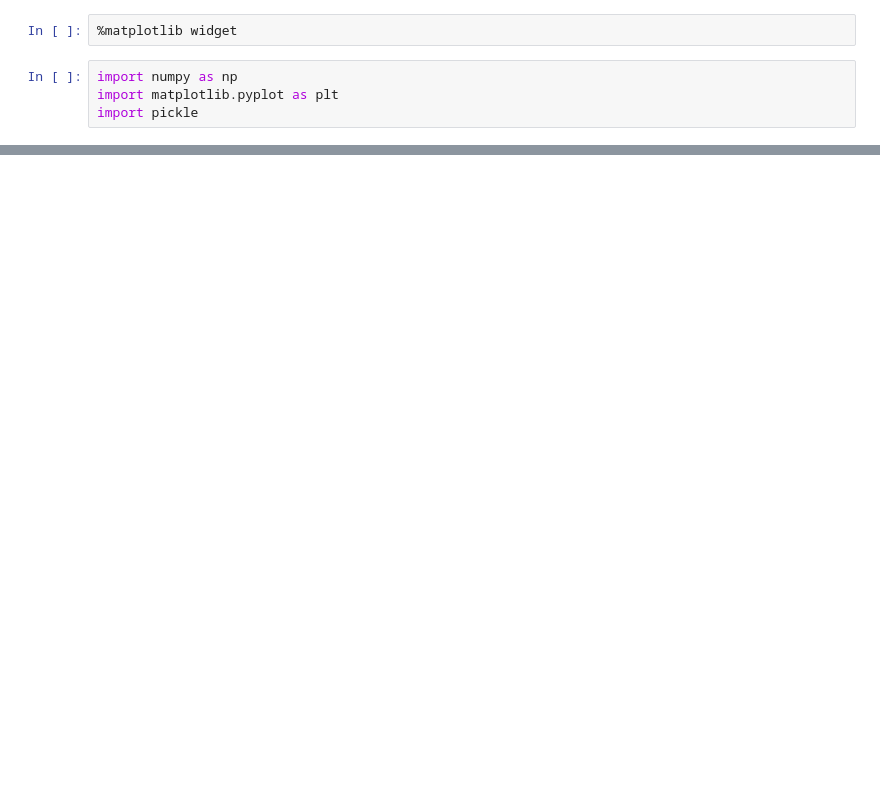
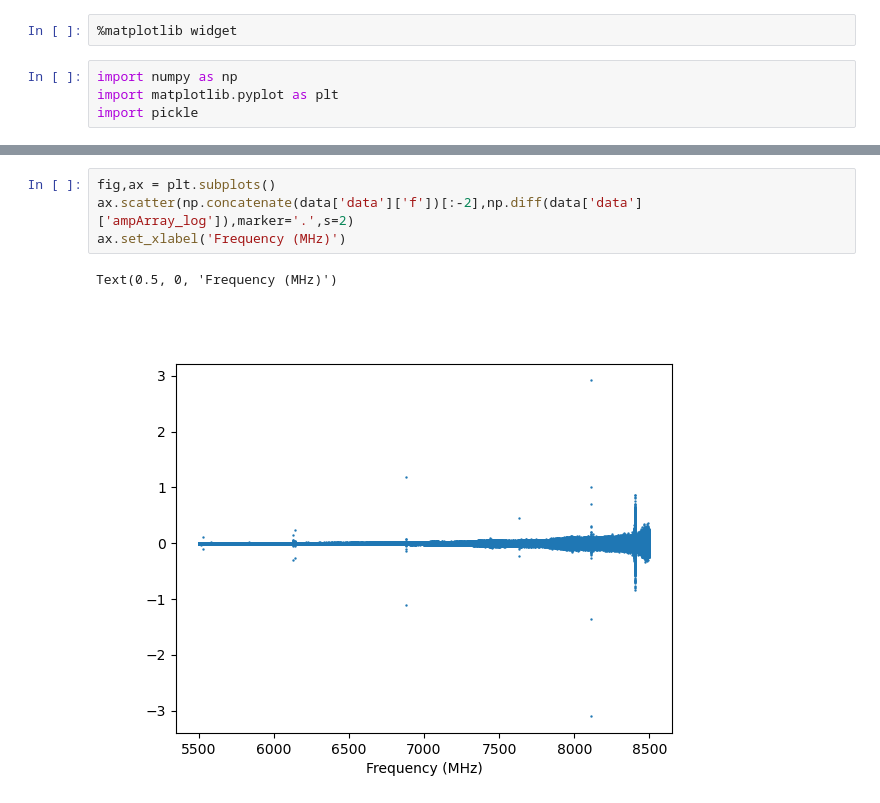
Before and after one commit to houcklab/HouckLab_QICK, a Jupyter notebook: WorkingProjects/QM_Team/resonator_measurements/template_notebooks/wide-sweep.ipynb, the cells around one changed output, grey strips where cells are left out. Cells and saved outputs as stored; diff of their text form; blank space fills up the shorter version.

```diff
--- a/WorkingProjects/QM_Team/resonator_measurements/template_notebooks/wide-sweep.ipynb
+++ b/WorkingProjects/QM_Team/resonator_measurements/template_notebooks/wide-sweep.ipynb
@@ -16,0 +23,7 @@ Text(0.5, 0, 'Frequency (MHz)')
+# %%
+fig,ax = plt.subplots()
+ax.scatter(np.concatenate(data['data']['f'])[:-2],np.diff(data['data']['ampArray_log']),marker='.',s=2)
+ax.set_xlabel('Frequency (MHz)')
+# %% [output]
+Text(0.5, 0, 'Frequency (MHz)')
+[figure, added]
```
Also changed, not shown: parts of 3 cells of this notebook, 30 other files.
